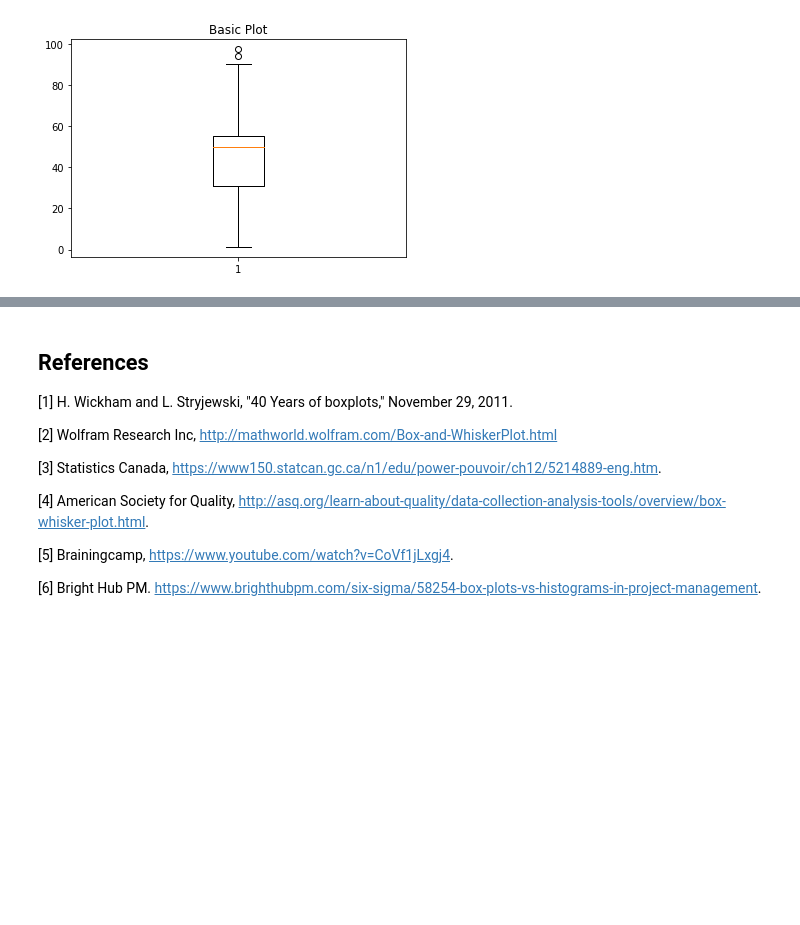
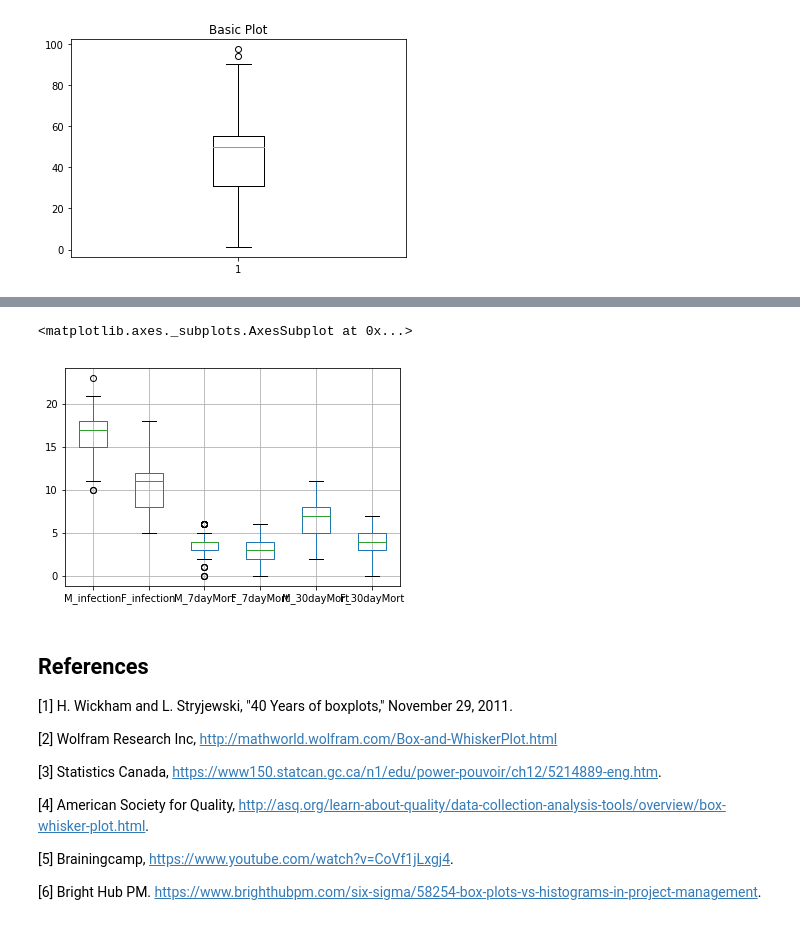
Before and after one commit to NurseQ/The-Boxplot-Function, a Jupyter notebook: The Boxplot Function.ipynb, the cells around one changed output, grey strips where cells are left out. Cells and saved outputs as stored; diff of their text form; code cells hidden in the pictures; blank space fills up the shorter version.

Commit message:
added a boxplot using a pandas dataframe, add magic command for plotting inline

```diff
--- a/The Boxplot Function.ipynb
+++ b/The Boxplot Function.ipynb
@@ -68,0 +77,8 @@ ax1.boxplot(data)
+# %%
+# Create a simulated dataset, this is from github repository investigating hospital acquired infection of MRSA grouped into gender and 7 and 30 day mrotality
+
+jan = pd.DataFrame({'M_infection':np.random.binomial(28, .62, 31), 'F_infection': np.random.binomial(28, .38, 31), 'M_7dayMort': np.random.binomial(7, .59, 31), 'F_7dayMort': np.random.binomial(7, .41, 31), 'M_30dayMort': np.random.binomial(12, .61, 31),  'F_30dayMort': np.random.binomial(12, .39, 31) })
+mar = pd.DataFrame({'M_infection':np.random.binomial(27, .62, 31), 'F_infection': np.random.binomial(27, .38, 31), 'M_7dayMort': np.random.binomial(6, .59, 31), 'F_7dayMort': np.random.binomial(6, .41, 31), 'M_30dayMort': np.random.binomial(11, .61, 31),  'F_30dayMort': np.random.binomial(11, .39, 31) })
+may = pd.DataFrame({'M_infection':np.random.binomial(24, .62, 31), 'F_infection': np.random.binomial(24, .38, 31), 'M_7dayMort': np.random.binomial(5, .59, 31), 'F_7dayMort': np.random.binomial(5, .41, 31), 'M_30dayMort': np.random.binomial(9, .61, 31),  'F_30dayMort': np.random.binomial(9, .39, 31) })
+year = pd.concat([jan, mar,  may])
+year
@@ -69,3 +104,8 @@ ax1.boxplot(data)
+# %%
+year.boxplot()
+# %% [output]
+<matplotlib.axes._subplots.AxesSubplot at 0x...>
+[figure, added]
 # %% [markdown]
 ## References
 
```
Also changed, not shown: parts of 3 cells of this notebook.
